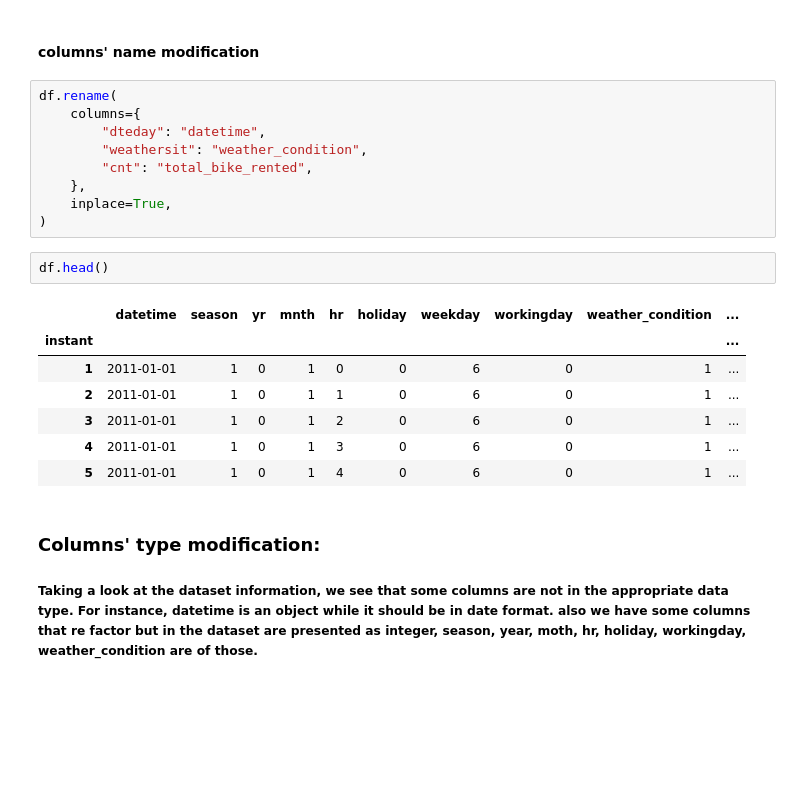
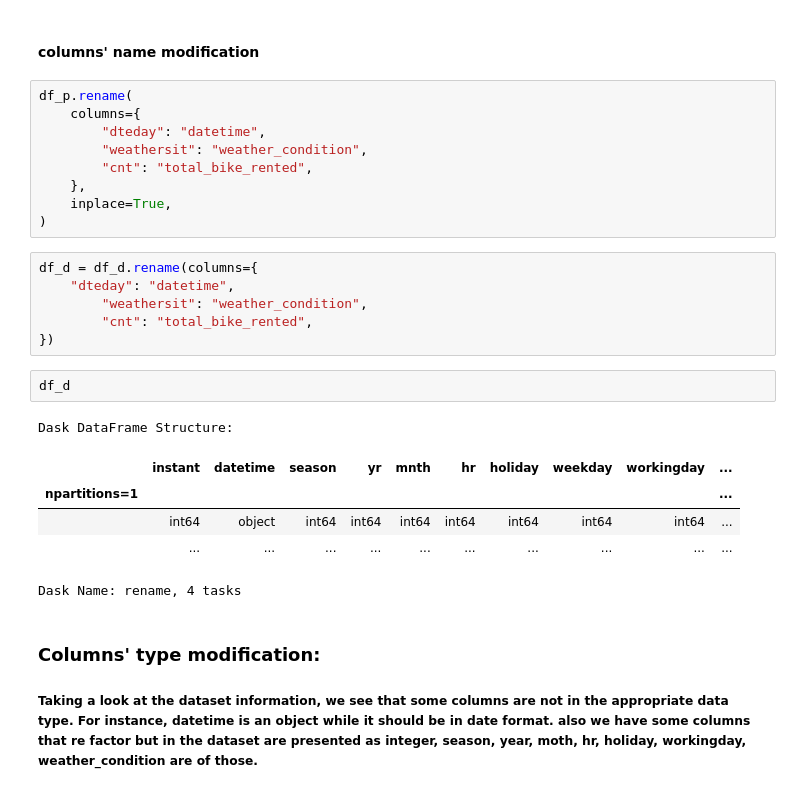
Before and after one commit to daguito81/ml-bikesharing-dask, a Jupyter notebook: notebooks/Bike_sharing_2_D.ipynb, the cells around one changed output. Saved outputs shown, nothing was run; the diff lists cells and outputs as text; blank space fills up the shorter version.

```diff
--- a/notebooks/Bike_sharing_2_D.ipynb
+++ b/notebooks/Bike_sharing_2_D.ipynb
@@ -71,7 +104,7 @@ msno.matrix(df)
 # %% [markdown]
 #### columns' name modification
 # %%
-df.rename(
+df_p.rename(
     columns={
         "dteday": "datetime",
         "weathersit": "weather_condition",
@@ -79,16 +112,21 @@ df.rename(
     },
     inplace=True,
 )
-# %%
-df.head()
-# %% [output]
-|  | datetime | season | yr | mnth | hr | holiday | weekday | workingday | weather_condition | ... |
-| instant |  |  |  |  |  |  |  |  |  | ... |
-| 1 | 2011-01-01 | 1 | 0 | 1 | 0 | 0 | 6 | 0 | 1 | ... |
-| 2 | 2011-01-01 | 1 | 0 | 1 | 1 | 0 | 6 | 0 | 1 | ... |
-| 3 | 2011-01-01 | 1 | 0 | 1 | 2 | 0 | 6 | 0 | 1 | ... |
-| 4 | 2011-01-01 | 1 | 0 | 1 | 3 | 0 | 6 | 0 | 1 | ... |
-| 5 | 2011-01-01 | 1 | 0 | 1 | 4 | 0 | 6 | 0 | 1 | ... |
+# %%
+df_d = df_d.rename(columns={
+    "dteday": "datetime",
+        "weathersit": "weather_condition",
+        "cnt": "total_bike_rented",
+})
+# %%
+df_d
+# %% [output]
+Dask DataFrame Structure:
+|  | instant | datetime | season | yr | mnth | hr | holiday | weekday | workingday | ... |
+| npartitions=1 |  |  |  |  |  |  |  |  |  | ... |
+|  | int64 | object | int64 | int64 | int64 | int64 | int64 | int64 | int64 | ... |
+|  | ... | ... | ... | ... | ... | ... | ... | ... | ... | ... |
+Dask Name: rename, 4 tasks
 # %% [markdown]
 ### Columns' type modification:
 ##### Taking a look at the dataset information, we see that some columns are not in the appropriate data type. For instance, datetime is an object while it should be in date format. also we have some columns that re factor but in the dataset are presented as integer, season, year, moth, hr, holiday, workingday, weather_condition are of those.
```
Also changed, not shown: parts of 11 cells of this notebook.
